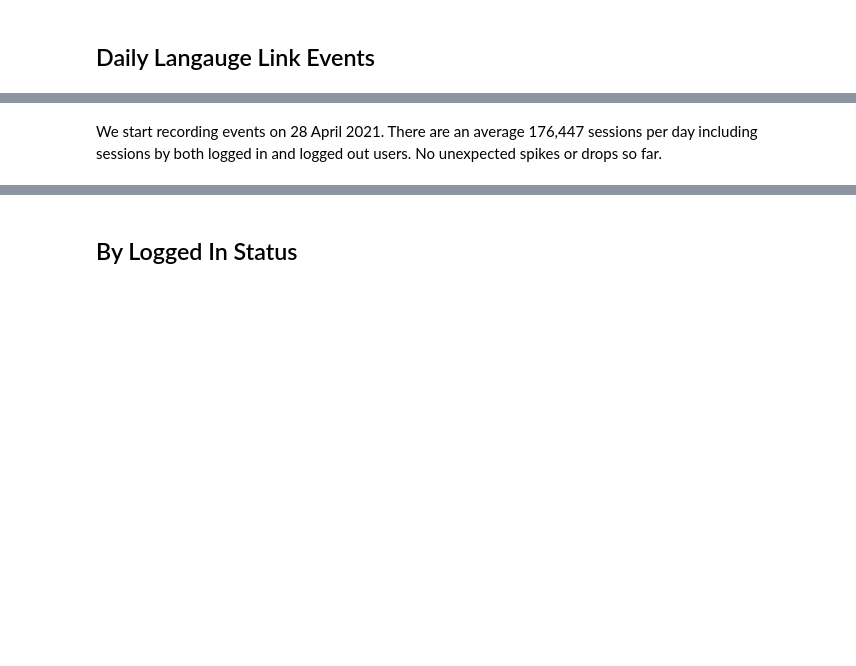
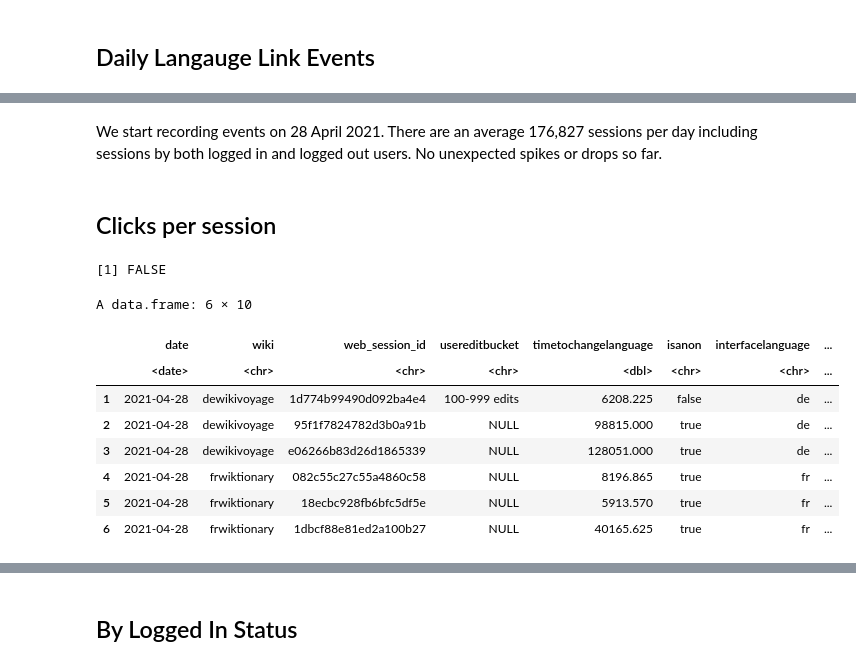
Before and after one commit to wikimedia-research/Language-Switching-Analysis-2021, a Jupyter notebook: QA/post_deployment_qa.ipynb, the cells around one changed output, grey strips where cells are left out. Saved outputs shown, nothing was run; the diff lists cells and outputs as text; code cells hidden in the pictures; blank space fills up the shorter version.

Commit message:
updated lang links QA

```diff
--- a/QA/post_deployment_qa.ipynb
+++ b/QA/post_deployment_qa.ipynb
@@ -89,2 +90,4 @@ A tibble: 15 × 3
 # %% [markdown]
-We start recording events on 28 April 2021. There are an average 176,447 sessions per day including sessions by both logged in and logged out users. No unexpected spikes or drops so far.
+We start recording events on 28 April 2021. There are an average 176,827 sessions per day including sessions by both logged in and logged out users. No unexpected spikes or drops so far.
+# %% [markdown]
+## Clicks per session
@@ -90,0 +96,16 @@ We start recording events on 28 April 2021. There are an average 176,447 session
+# %%
+length(unique(lang_link_events$web_session_id)) == nrow(lang_link_events)
+# %% [output]
+[1] FALSE
+# %%
+head(lang_link_events)
+# %% [output]
+A data.frame: 6 × 10
+|  | date | wiki | web_session_id | usereditbucket | timetochangelanguage | isanon | interfacelanguage | ... |
+|  | <date> | <chr> | <chr> | <chr> | <dbl> | <chr> | <chr> | ... |
+| 1 | 2021-04-28 | dewikivoyage | 1d774b99490d092ba4e4 | 100-999 edits | 6208.225 | false | de | ... |
+| 2 | 2021-04-28 | dewikivoyage | 95f1f7824782d3b0a91b | NULL | 98815.000 | true | de | ... |
+| 3 | 2021-04-28 | dewikivoyage | e06266b83d26d1865339 | NULL | 128051.000 | true | de | ... |
+| 4 | 2021-04-28 | frwiktionary | 082c55c27c55a4860c58 | NULL | 8196.865 | true | fr | ... |
+| 5 | 2021-04-28 | frwiktionary | 18ecbc928fb6bfc5df5e | NULL | 5913.570 | true | fr | ... |
+| 6 | 2021-04-28 | frwiktionary | 1dbcf88e81ed2a100b27 | NULL | 40165.625 | true | fr | ... |
```
Also changed, not shown: parts of 4 cells of this notebook.
